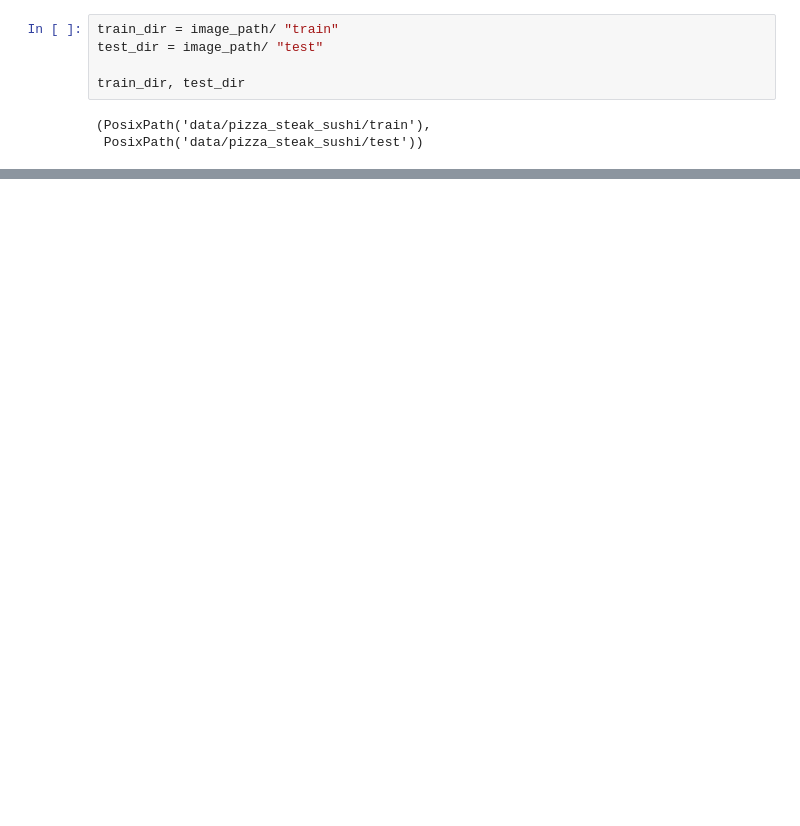
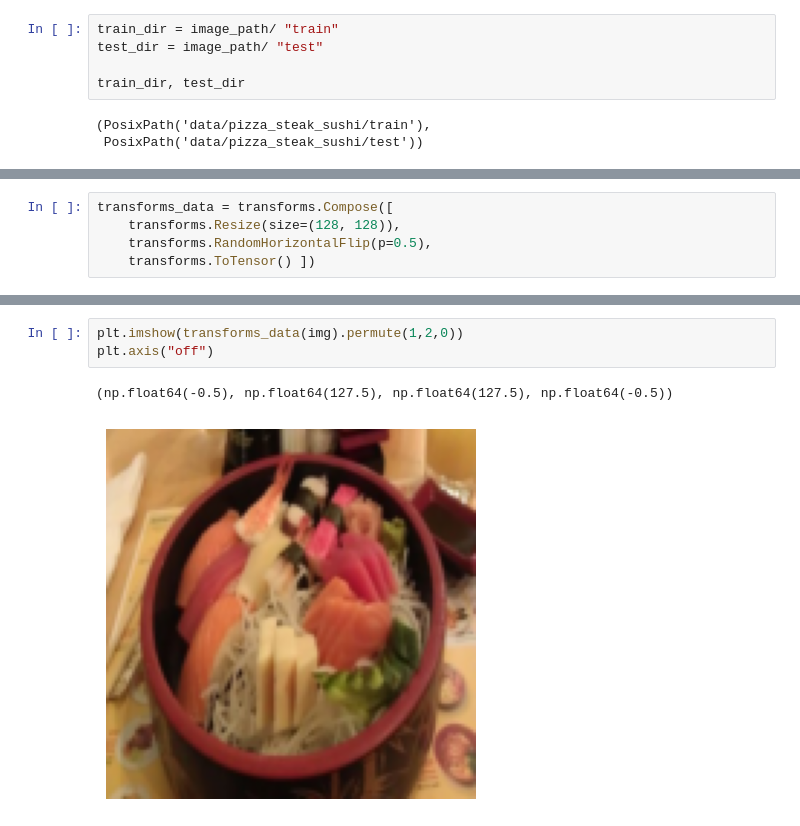
Before and after one commit to Abisheklimbu/pytorch, a Jupyter notebook: 04_custom_dataset/food_classification.ipynb, the cells around one changed output, grey strips where cells are left out. Saved outputs shown, nothing was run; the diff lists cells and outputs as text; blank space fills up the shorter version.

```diff
--- a/04_custom_dataset/food_classification.ipynb
+++ b/04_custom_dataset/food_classification.ipynb
@@ -160,0 +166,5 @@ plt.show()
+# %%
+transforms_data = transforms.Compose([
+    transforms.Resize(size=(128, 128)),
+    transforms.RandomHorizontalFlip(p=0.5),
+    transforms.ToTensor() ])
@@ -160,0 +191,6 @@ plt.show()
+# %%
+plt.imshow(transforms_data(img).permute(1,2,0))
+plt.axis("off")
+# %% [output]
+(np.float64(-0.5), np.float64(127.5), np.float64(127.5), np.float64(-0.5))
+[figure, added]
```
Also changed, not shown: parts of 15 cells of this notebook.
